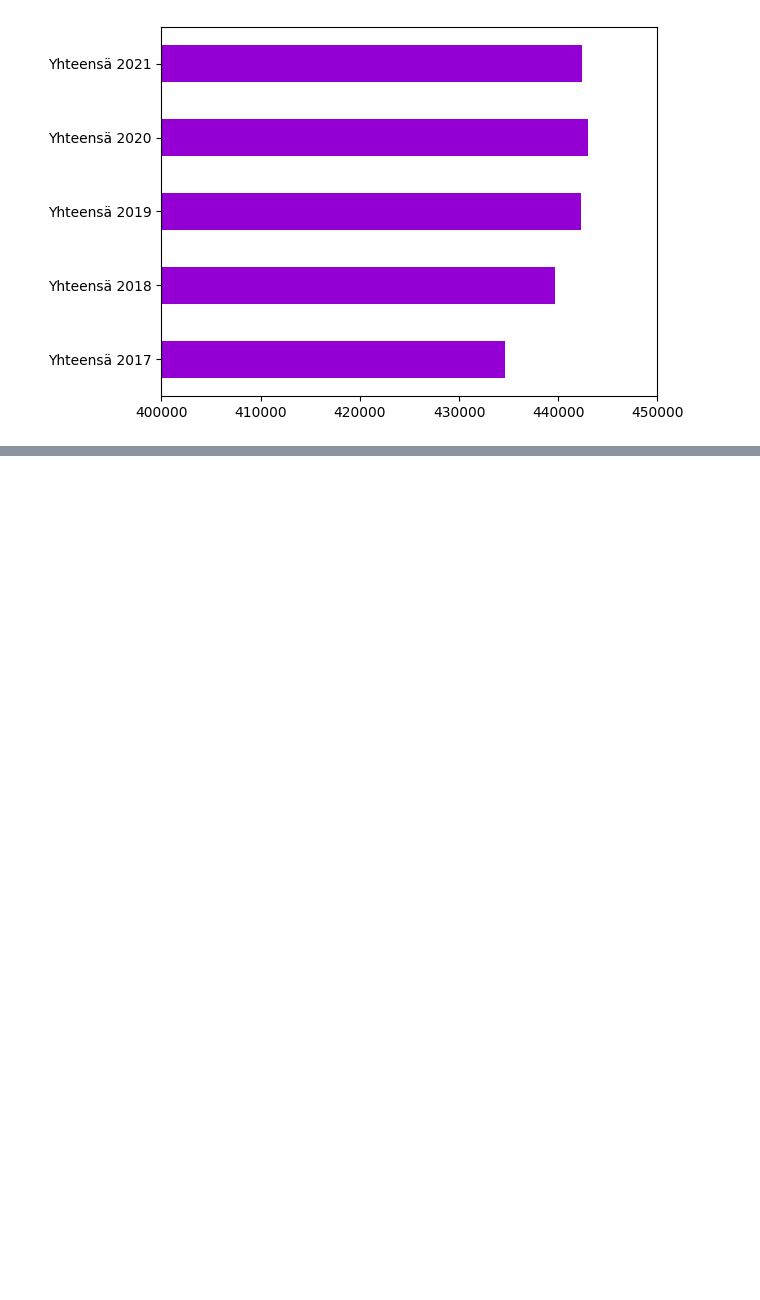
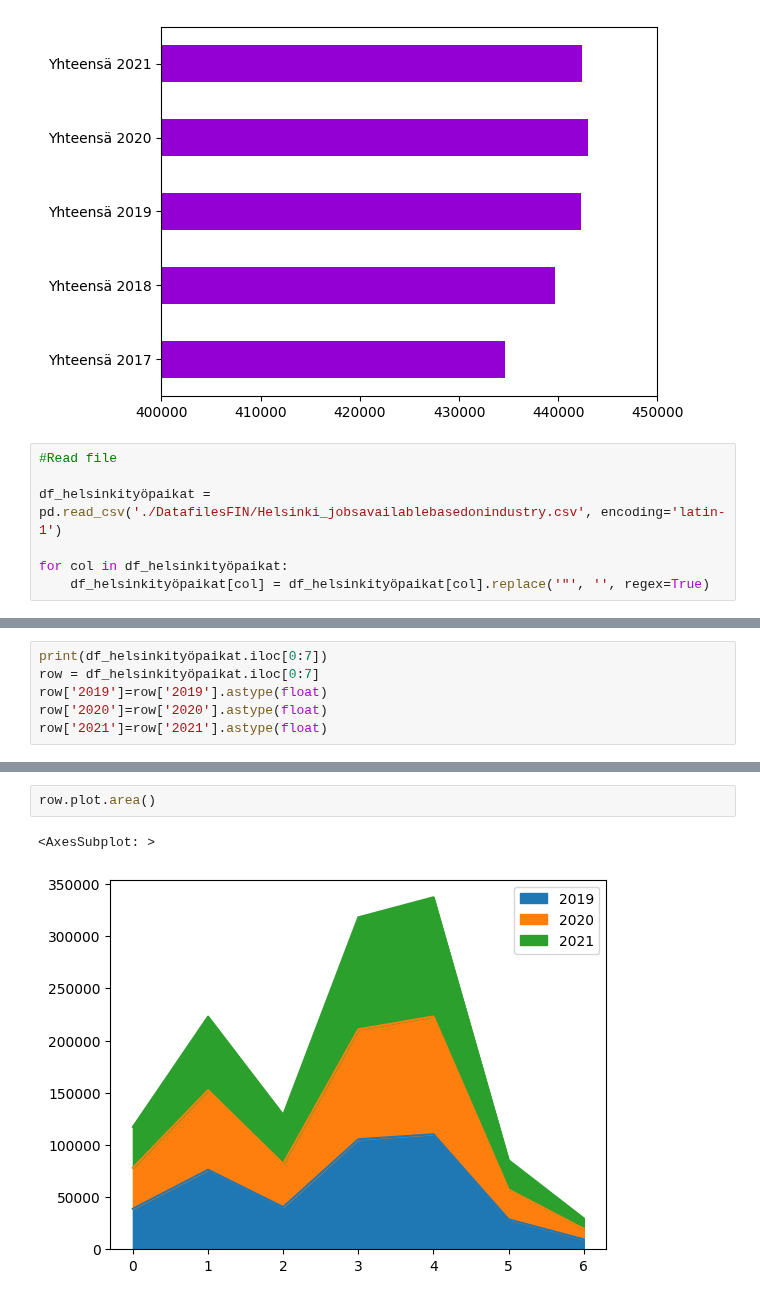
Before and after one commit to Real-Joni00/Mobile-project, a Jupyter notebook: screens/StackNavigationCities/Finland/DataVisualizationFIN/helsinki.ipynb, the cells around one changed output, grey strips where cells are left out. Cells and saved outputs as stored; diff of their text form; blank space fills up the shorter version.

Commit message:
datahakujen lisäilyä + visualisointeja

```diff
--- a/screens/StackNavigationCities/Finland/DataVisualizationFIN/helsinki.ipynb
+++ b/screens/StackNavigationCities/Finland/DataVisualizationFIN/helsinki.ipynb
@@ -115,3 +115,10 @@ plt.xlim(400000, 450000)
 plt.savefig('../images/helsingintyöikäiset.jpg')
 # %% [output]
 [figure]
+# %%
+#Read file
+
+df_helsinkityöpaikat = pd.read_csv('./DatafilesFIN/Helsinki_jobsavailablebasedonindustry.csv', encoding='latin-1')
+
+for col in df_helsinkityöpaikat:
+    df_helsinkityöpaikat[col] = df_helsinkityöpaikat[col].replace('"', '', regex=True)
@@ -117,0 +134,6 @@ plt.savefig('../images/helsingintyöikäiset.jpg')
+# %%
+print(df_helsinkityöpaikat.iloc[0:7])
+row = df_helsinkityöpaikat.iloc[0:7]
+row['2019']=row['2019'].astype(float)
+row['2020']=row['2020'].astype(float)
+row['2021']=row['2021'].astype(float)
@@ -117,0 +158,5 @@ plt.savefig('../images/helsingintyöikäiset.jpg')
+# %%
+row.plot.area()
+# %% [output]
+<AxesSubplot: >
+[figure, added]
```
Also changed, not shown: parts of 10 cells of this notebook, 7 other files.
